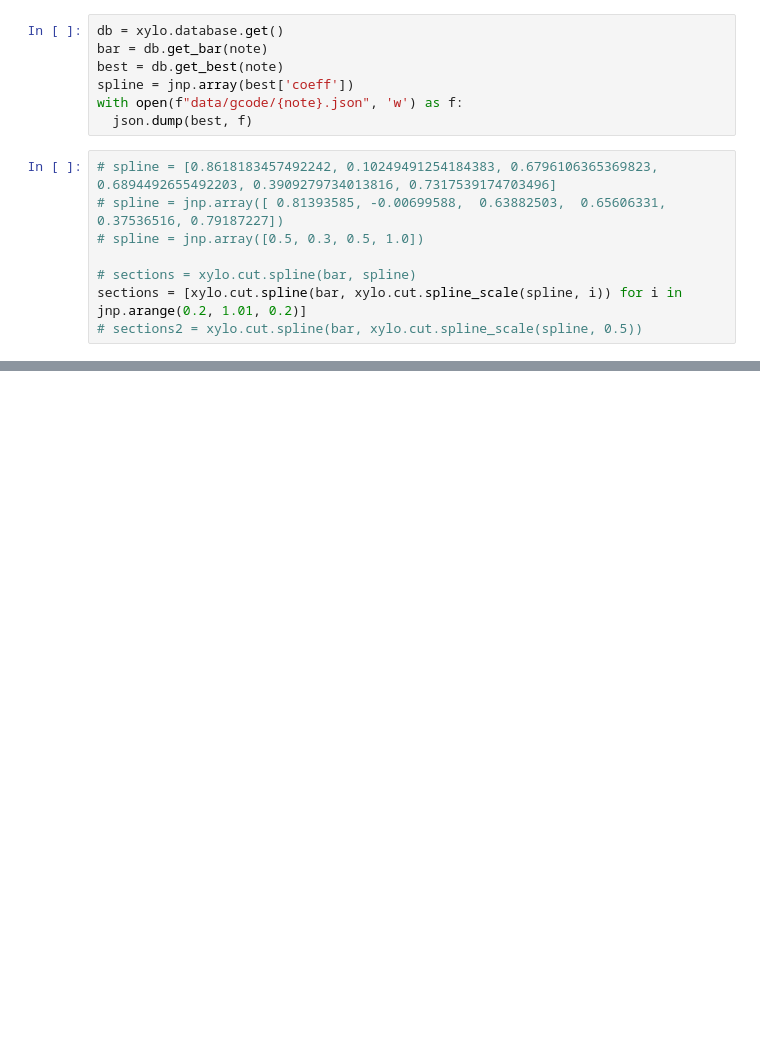
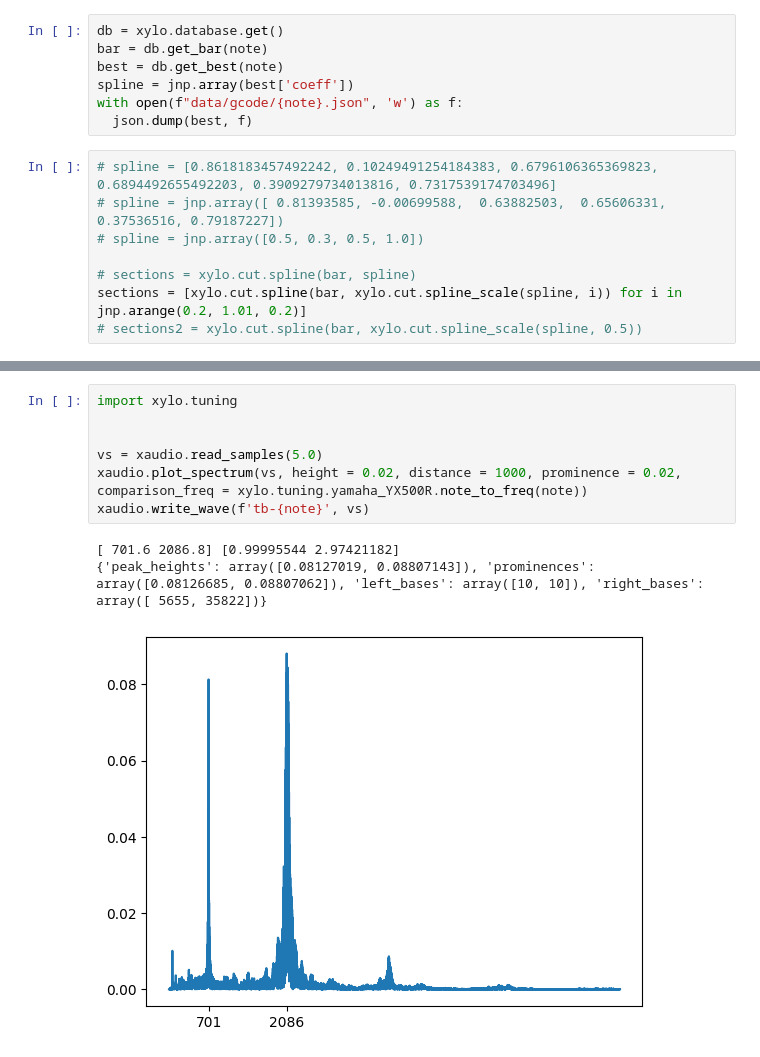
Before and after one commit to amosr/xylo, a Jupyter notebook: py/gcode.ipynb, the cells around one changed output, grey strips where cells are left out. Drawn from its saved outputs; the diff is of its cells as text; blank space fills up the shorter version.

```diff
--- a/py/gcode.ipynb
+++ b/py/gcode.ipynb
@@ -61,0 +66,11 @@ for s in sections:
+# %%
+import xylo.tuning
+
+
+vs = xaudio.read_samples(5.0)
+xaudio.plot_spectrum(vs, height = 0.02, distance = 1000, prominence = 0.02, comparison_freq = xylo.tuning.yamaha_YX500R.note_to_freq(note))
+xaudio.write_wave(f'tb-{note}', vs)
+# %% [output]
+[ 701.6 2086.8] [0.99995544 2.97421182]
+{'peak_heights': array([0.08127019, 0.08807143]), 'prominences': array([0.08126685, 0.08807062]), 'left_bases': array([10, 10]), 'right_bases': array([ 5655, 35822])}
+[figure, added]
```
Also changed, not shown: parts of 6 cells of this notebook, 9 other files.
